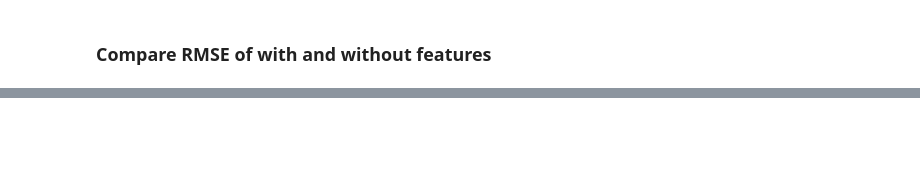
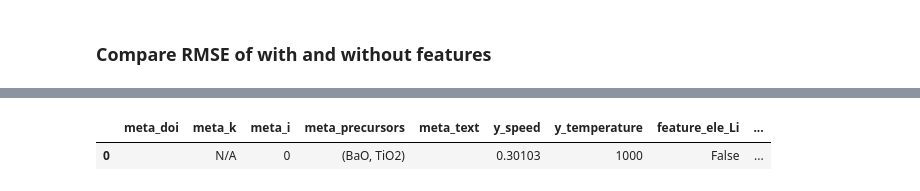
Before and after one commit to TRI-AMDD/synthesis_tutorial, a Jupyter notebook: notebooks/tutorial.ipynb, the cells around one changed output, grey strips where cells are left out. Drawn from its saved outputs; the diff is of its cells as text; code cells hidden in the pictures; blank space fills up the shorter version.

Commit message:
update notebook with final featurization example

```diff
--- a/notebooks/tutorial.ipynb
+++ b/notebooks/tutorial.ipynb
@@ -1189,0 +971,2 @@ pprint({k.reduced_formula: v for k, v in wp_mp.items()})
+# %%
+mpr = MPRester()
@@ -1189,0 +980,11 @@ pprint({k.reduced_formula: v for k, v in wp_mp.items()})
+# %%
+from pymatgen.ext.matproj import MPRester
+
+
+def query_system(formula):
+    with MPRester() as mpr:
+        print(mpr.api_key)
+        entries = mpr.get_entries(formula)
+    return sorted(entries, key=lambda x: x.energy_per_atom)
+
+data = query_system("TiO2")
@@ -1189,0 +1000,80 @@ pprint({k.reduced_formula: v for k, v in wp_mp.items()})
+# %%
+from s4.thermo.calc.mp import query_system
+from s4.tmr import (
+    ReactionEnergies,
+    MaterialWithEnergy,
+    MPInterpolatedMaterial,
+    MPUniverseInterpolation
+)
+from s4.ml.features import Featurizer
+from collections import defaultdict
+
+
+def calculate_synthesis_features(precursor_materials, target_material):
+    species = []
+
+#     Need to add target first because s4 use the first species as target for featurization
+    species.append(
+        MaterialWithEnergy(
+            thermo=MPInterpolatedMaterial.from_material_dict(
+                {'thermo': [{'formula': target_material}]},
+                allow_many=False,
+            ),
+            composition=C(target_material),
+            is_target=True,
+            side='product',
+            amt=1.,
+        )
+    )
+
+    for precursor_material in precursor_materials:
+        mp_entries = query_system(precursor_material)
+        if len(mp_entries) > 0:
+            species.append(
+                MaterialWithEnergy(
+                    thermo=MPInterpolatedMaterial(
+                        compositions=[C(precursor_material)],
+                        amounts=[1.],
+                        mp_entries=[mp_entries[0]],
+                    ),
+                    composition=C(precursor_material),
+                    is_target=False,
+                    side='reactant',
+                    amt=1.,
+                )
+            )
+        else:
+            # Precursor not found, use interpolation
+            species.append(
+                MaterialWithEnergy(
+                    thermo=MPInterpolatedMaterial.from_material_dict(
+                        {'thermo': [{'formula': precursor_material}]},
+                        allow_many=False,
+                    ),
+                    composition=C(precursor_material),
+                    is_target=False,
+                    side='reactant',
+                    amt=1.,
+                )
+            )
+    reaction = ReactionEnergies(
+        target=C(target_material),
+        vars_sub={},
+        species=species,
+    )
+    featurizer = Featurizer()
+    features = featurizer.featurize(
+        reaction=reaction,
+        k='N/A',
+        i=0,
+        exp_t=1000,
+        exp_time=0.5,
+        tms_data=defaultdict(lambda: ''),
+        calculate_thermo_bounds=False,
+    )
+    return pd.DataFrame([features])
+
+
+features = calculate_synthesis_features(["TiO2", "BaO"], "BaTiO3")
+features
+# %% [output]
@@ -1189,0 +1097,2 @@ pprint({k.reduced_formula: v for k, v in wp_mp.items()})
+|  | meta_doi | meta_k | meta_i | meta_precursors | meta_text | y_speed | y_temperature | feature_ele_Li | ... |
+| 0 |  | N/A | 0 | (BaO, TiO2) |  | 0.30103 | 1000 | False | ... |
```
Also changed, not shown: parts of 37 cells of this notebook.
